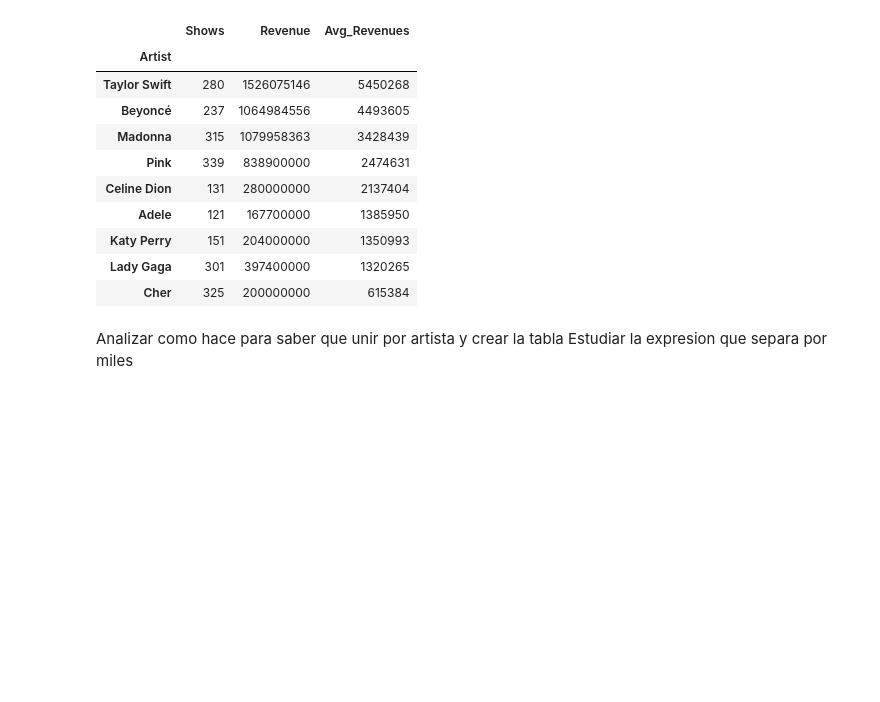
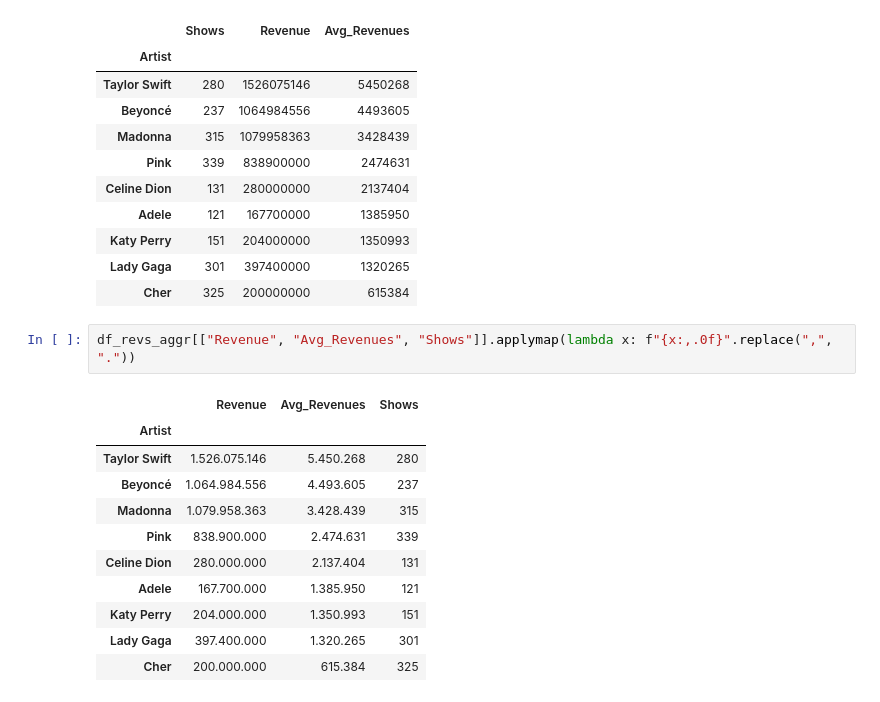
Before and after one commit to mccemiliani/Data_cleaning, a Jupyter notebook: Dirty_Datasetv2.ipynb, the cells around one changed output. Saved outputs shown, nothing was run; the diff lists cells and outputs as text; blank space fills up the shorter version.

```diff
--- a/Dirty_Datasetv2.ipynb
+++ b/Dirty_Datasetv2.ipynb
@@ -251,6 +251,17 @@ df_revs_aggr
 | Katy Perry | 151 | 204000000 | 1350993 |
 | Lady Gaga | 301 | 397400000 | 1320265 |
 | Cher | 325 | 200000000 | 615384 |
-# %% [markdown]
-Analizar como hace para saber que unir por artista y crear la tabla
-Estudiar la expresion que separa por miles
+# %%
+df_revs_aggr[["Revenue", "Avg_Revenues", "Shows"]].applymap(lambda x: f"{x:,.0f}".replace(",", "."))
+# %% [output]
+|  | Revenue | Avg_Revenues | Shows |
+| Artist |  |  |  |
+| Taylor Swift | 1.526.075.146 | 5.450.268 | 280 |
+| Beyoncé | 1.064.984.556 | 4.493.605 | 237 |
+| Madonna | 1.079.958.363 | 3.428.439 | 315 |
+| Pink | 838.900.000 | 2.474.631 | 339 |
+| Celine Dion | 280.000.000 | 2.137.404 | 131 |
+| Adele | 167.700.000 | 1.385.950 | 121 |
+| Katy Perry | 204.000.000 | 1.350.993 | 151 |
+| Lady Gaga | 397.400.000 | 1.320.265 | 301 |
+| Cher | 200.000.000 | 615.384 | 325 |
```
Also changed, not shown: 3 other files.
